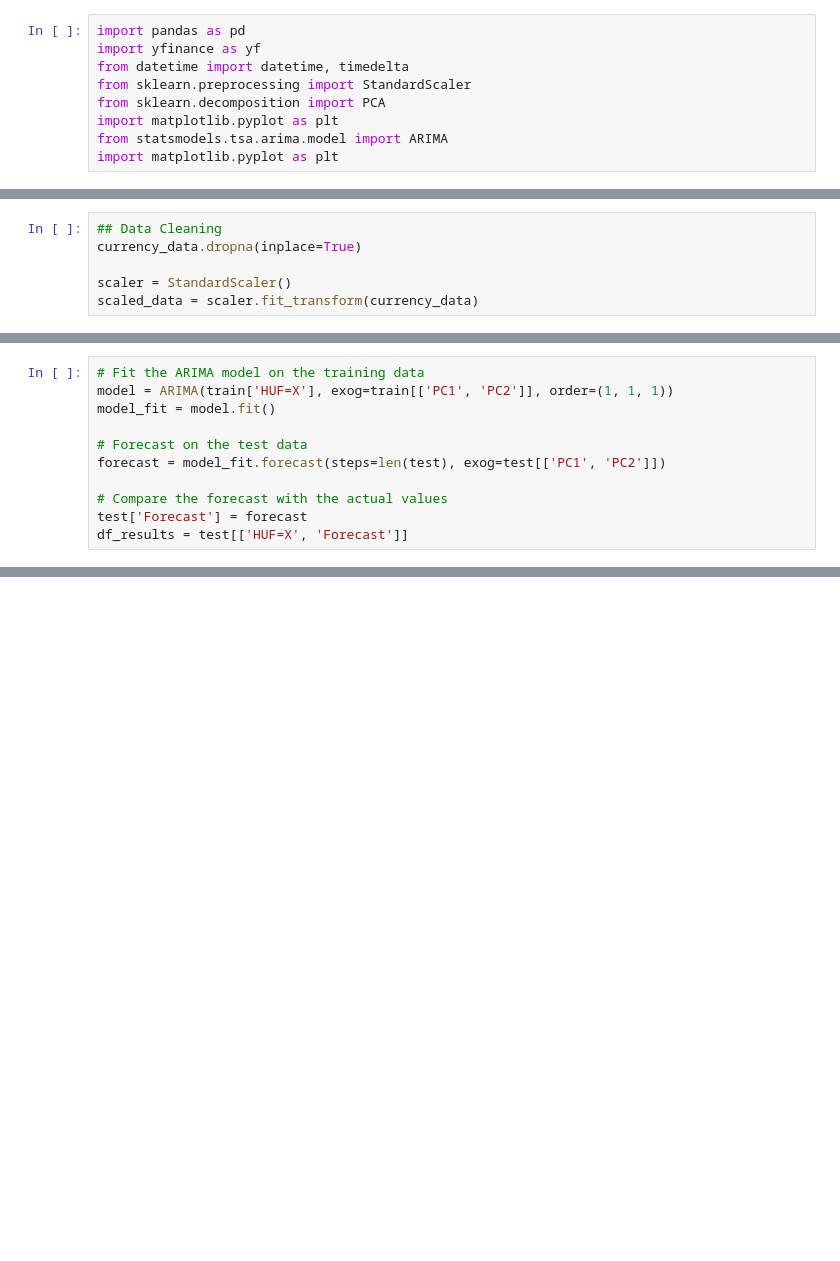
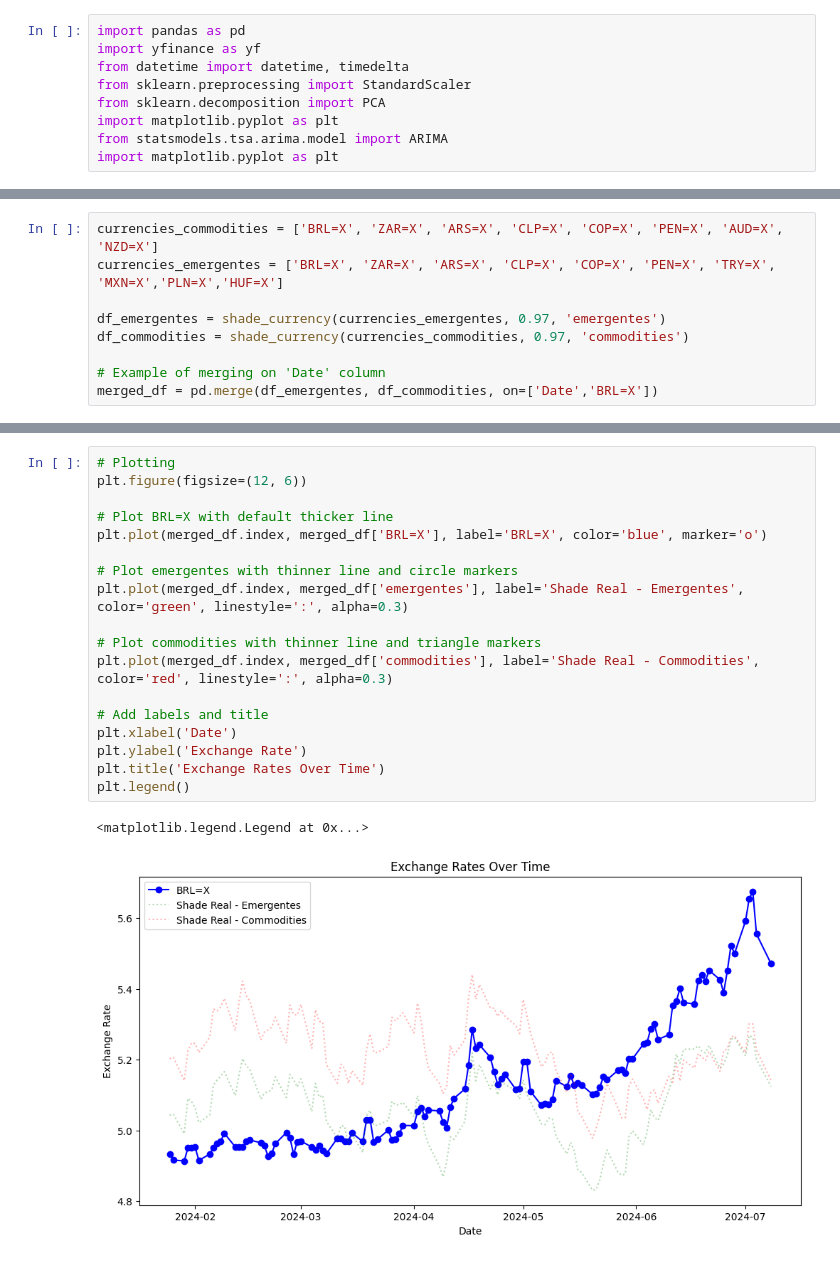
Before and after one commit to Arduinn/Statistics, a Jupyter notebook: pac_currencies.ipynb, the cells around one changed output, grey strips where cells are left out. Saved outputs shown, nothing was run; the diff lists cells and outputs as text; blank space fills up the shorter version.

Commit message:
Code improvement to currencies selection

```diff
--- a/pac_currencies.ipynb
+++ b/pac_currencies.ipynb
@@ -32,6 +9,0 @@ for currency in currencies:
-# %%
-## Data Cleaning
-currency_data.dropna(inplace=True)
-
-scaler = StandardScaler()
-scaled_data = scaler.fit_transform(currency_data)
@@ -60,11 +9,0 @@ train, test = combined_data[:train_size], combined_data[train_size:]
-# %%
-# Fit the ARIMA model on the training data
-model = ARIMA(train['HUF=X'], exog=train[['PC1', 'PC2']], order=(1, 1, 1))
-model_fit = model.fit()
-
-# Forecast on the test data
-forecast = model_fit.forecast(steps=len(test), exog=test[['PC1', 'PC2']])
-
-# Compare the forecast with the actual values
-test['Forecast'] = forecast
-df_results = test[['HUF=X', 'Forecast']]
@@ -94,0 +73,9 @@ plt.show()
+# %%
+currencies_commodities = ['BRL=X', 'ZAR=X', 'ARS=X', 'CLP=X', 'COP=X', 'PEN=X', 'AUD=X', 'NZD=X']
+currencies_emergentes = ['BRL=X', 'ZAR=X', 'ARS=X', 'CLP=X', 'COP=X', 'PEN=X', 'TRY=X', 'MXN=X','PLN=X','HUF=X']
+
+df_emergentes = shade_currency(currencies_emergentes, 0.97, 'emergentes')
+df_commodities = shade_currency(currencies_commodities, 0.97, 'commodities')
+
+# Example of merging on 'Date' column
+merged_df = pd.merge(df_emergentes, df_commodities, on=['Date','BRL=X'])
@@ -94,0 +100,21 @@ plt.show()
+# %%
+# Plotting
+plt.figure(figsize=(12, 6))
+
+# Plot BRL=X with default thicker line
+plt.plot(merged_df.index, merged_df['BRL=X'], label='BRL=X', color='blue', marker='o')
+
+# Plot emergentes with thinner line and circle markers
+plt.plot(merged_df.index, merged_df['emergentes'], label='Shade Real - Emergentes', color='green', linestyle=':', alpha=0.3)
+
+# Plot commodities with thinner line and triangle markers
+plt.plot(merged_df.index, merged_df['commodities'], label='Shade Real - Commodities', color='red', linestyle=':', alpha=0.3)
+
+# Add labels and title
+plt.xlabel('Date')
+plt.ylabel('Exchange Rate')
+plt.title('Exchange Rates Over Time')
+plt.legend()
+# %% [output]
+<matplotlib.legend.Legend at 0x...>
+[figure, added]
```
Also changed, not shown: parts of 8 cells of this notebook.
